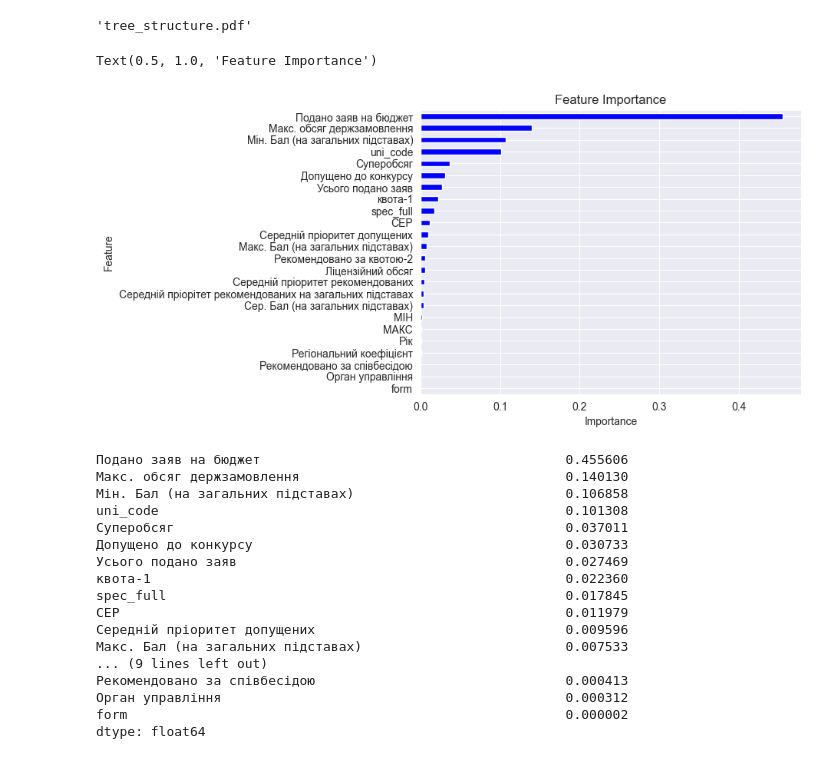
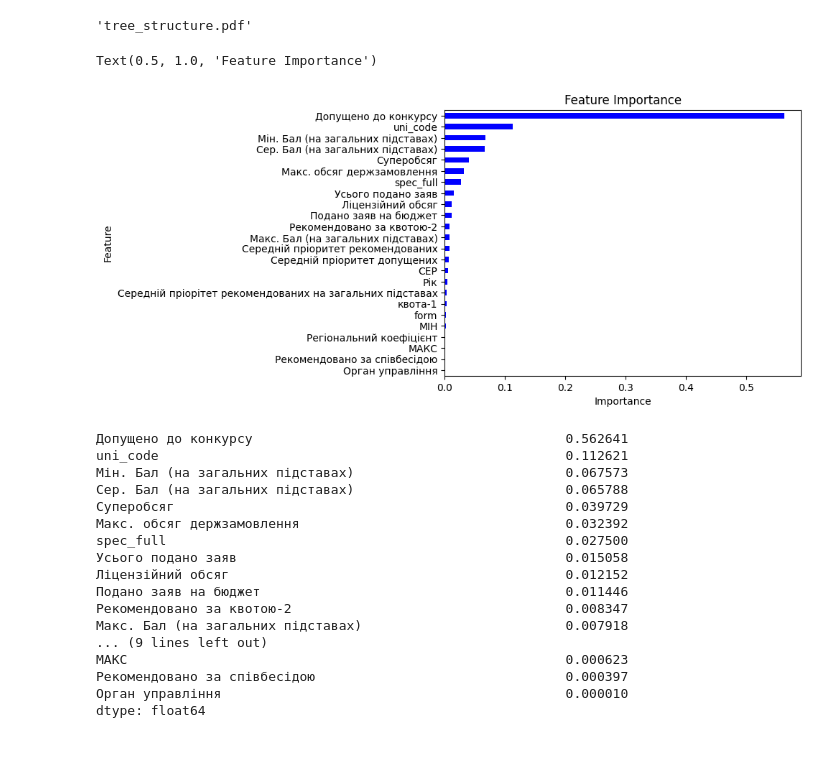
Before and after one commit to Natanius18/diploma, a Jupyter notebook: data_processing/decision_tree.ipynb, the cells around one changed output. Drawn from its saved outputs; the diff is of its cells as text; code cells hidden in the pictures.

Commit message:
Add better version of decision tree Add comparing different boostings and random forest based on deep tree's feature importance

```diff
--- a/data_processing/decision_tree.ipynb
+++ b/data_processing/decision_tree.ipynb
@@ -37,3 +38,21 @@ r2 score: 0.93
 
 *These results were not reproducible. The R2 varied from 0.87 to 0.94 from time to time.
 Worse results were received trying to tune with fixed random_state, so it was decided to leave only the basic model.*
+# %%
+min_mse = 133
+best_depth = 0
+best_features = 0
+
+for features in range(1, 25):
+    for depth in range(1, 1000):
+        decision_tree = DecisionTreeRegressor(random_state=1, max_depth=depth, max_features=features)
+        decision_tree.fit(X_train, y_train)
+
+        y_pred = decision_tree.predict(X_test)
+        mse = mean_squared_error(y_test, y_pred)
+        if mse < min_mse:
+            min_mse = mse
+            best_depth = depth
+            best_features = features
+
+print('Depth:', best_depth, '; features: ', best_features, "; MSE: ", min_mse, sep='')
@@ -39,0 +61,7 @@ Worse results were received trying to tune with fixed random_state, so it was de
+# %%
+best_decision_tree = DecisionTreeRegressor(random_state=1, max_depth=best_depth, max_features=best_features)
+best_decision_tree.fit(X_train, y_train)
+
+y_pred = best_decision_tree.predict(X_test)
+
+print_results(y_test, y_pred)
@@ -56,30 +85,30 @@ v.save("dtreeviz.svg")
 # %%
-importances = pd.Series(decision_tree.feature_importances_, index=X_train.columns)
+importances = pd.Series(best_decision_tree.feature_importances_, index=X_train.columns)
 importances.sort_values(ascending=True, inplace=True)
 importances.plot.barh(color='blue')
 plt.xlabel("Importance")
 plt.ylabel("Feature")
 plt.title("Feature Importance")
 # %% [output]
 Text(0.5, 1.0, 'Feature Importance')
-[figure, old version]
+[figure, new version]
 # %%
 importances.sort_values(ascending=False)
 # %% [output]
-Подано заяв на бюджет                                       0.455606
-Макс. обсяг держзамовлення                                  0.140130
-Мін. Бал (на загальних підставах)                           0.106858
-uni_code                                                    0.101308
-Суперобсяг                                                  0.037011
-Допущено до конкурсу                                        0.030733
-Усього подано заяв                                          0.027469
-квота-1                                                     0.022360
-spec_full                                                   0.017845
-СЕР                                                         0.011979
-Середній пріоритет допущених                                0.009596
-Макс. Бал (на загальних підставах)                          0.007533
+Допущено до конкурсу                                        0.562641
+uni_code                                                    0.112621
+Мін. Бал (на загальних підставах)                           0.067573
+Сер. Бал (на загальних підставах)                           0.065788
+Суперобсяг                                                  0.039729
+Макс. обсяг держзамовлення                                  0.032392
+spec_full                                                   0.027500
+Усього подано заяв                                          0.015058
+Ліцензійний обсяг                                           0.012152
+Подано заяв на бюджет                                       0.011446
+Рекомендовано за квотою-2                                   0.008347
+Макс. Бал (на загальних підставах)                          0.007918
 ... (9 lines left out)
-Рекомендовано за співбесідою                                0.000413
-Орган управління                                            0.000312
-form                                                        0.000002
+МАКС                                                        0.000623
+Рекомендовано за співбесідою                                0.000397
+Орган управління                                            0.000010
 dtype: float64
```
Also changed, not shown: parts of 8 cells of this notebook, 7 other files.
